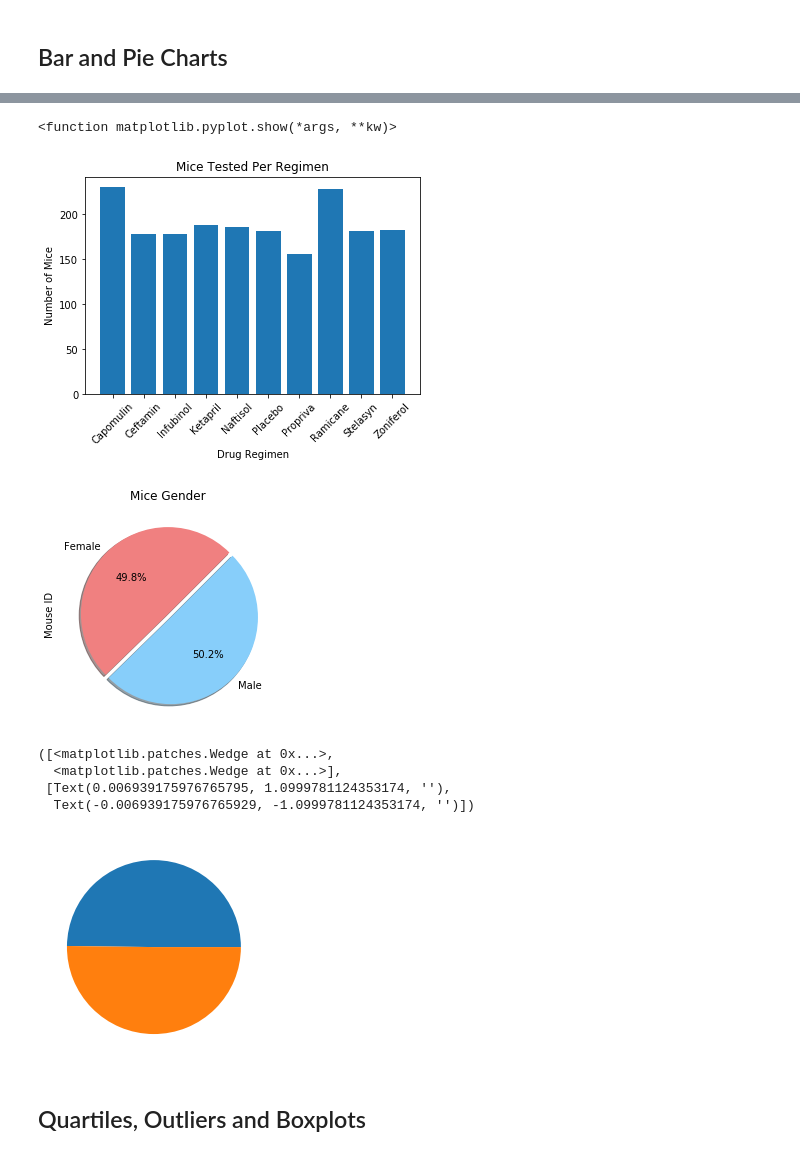
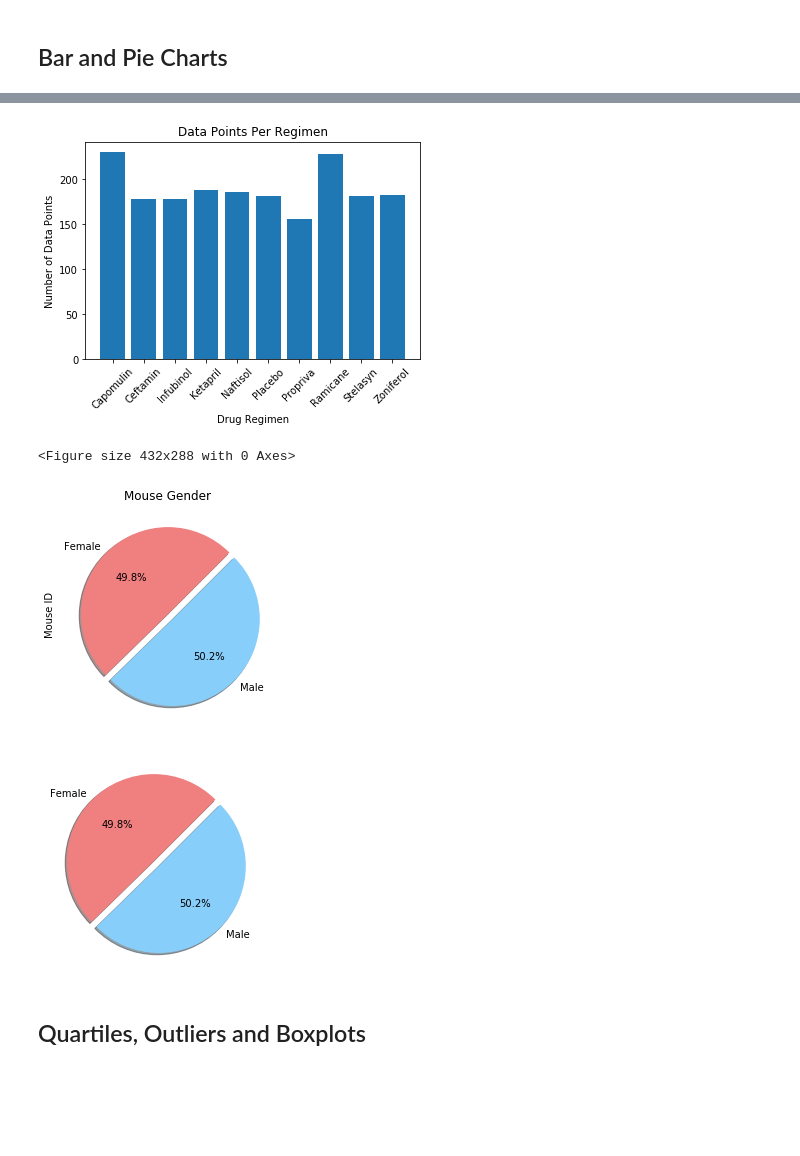
Before and after one commit to Ssimoes48/Plots-Matplotlib, a Jupyter notebook: pymaceuticals_starter.ipynb, the cells around one changed output, grey strips where cells are left out. Cells and saved outputs as stored; diff of their text form; code cells hidden in the pictures; blank space fills up the shorter version.

```diff
--- a/pymaceuticals_starter.ipynb
+++ b/pymaceuticals_starter.ipynb
@@ -119,42 +119,45 @@ plt.tight_layout()
 # %%
 # General identical bar plot using pyplot instead of pandas.
 x_axis = np.arange(len(timepoint_count))
-
 
 plt.bar(x_axis, timepoint_count)
 plt.xticks(x_axis, timepoint_count.index, rotation=45)
 
 plt.xlabel("Drug Regimen")
-plt.ylabel("Number of Mice")
-plt.title("Number of Data Points Per Regimen")
+plt.ylabel("Number of Data Points")
+plt.title("Data Points Per Regimen")
 
-plt.show
+plt.show()
+plt.tight_layout()
 # %% [output]
+[figure, new version]
-<function matplotlib.pyplot.show(*args, **kw)>
+<Figure size 432x288 with 0 Axes>
-[figure, old version]
 # %%
 # Generate a pie plot showing the distribution of female versus male mice using pandas
 mice_gender = clean_mice_df.groupby(["Sex"])["Mouse ID"].nunique()
 mice_gender
-explode = (0, 0.05)
+explode = (0, 0.08)
 colors = ["lightcoral", "lightskyblue"]
 
 mice_gender.plot(kind="pie", explode=explode, shadow=True, startangle=45,
-                 colors=colors, autopct="%1.1f%%", title="Mice Gender")
+                 colors=colors, autopct="%1.1f%%", title="Mouse Gender")
 
 plt.show()
 # %% [output]
-[figure, old version]
+[figure, new version]
 # %%
 # Generate identical pie plot using pyplot
 
-plt.pie(mice_gender)
+labels = ["Female", "Male"]
+
+plt.pie(mice_gender, explode=explode, shadow=True, startangle=45,
+                 colors=colors, autopct="%1.1f%%", labels=labels)
+
+#plt.title("Mouse Gender")
+
+plt.show()
 # %% [output]
-([<matplotlib.patches.Wedge at 0x...>,
-  <matplotlib.patches.Wedge at 0x...>],
- [Text(0.006939175976765795, 1.0999781124353174, ''),
-  Text(-0.006939175976765929, -1.0999781124353174, '')])
-[figure, old version]
+[figure, new version]
 # %% [markdown]
 ## Quartiles, Outliers and Boxplots
 # %%
```
Also changed, not shown: parts of 2 cells of this notebook.
